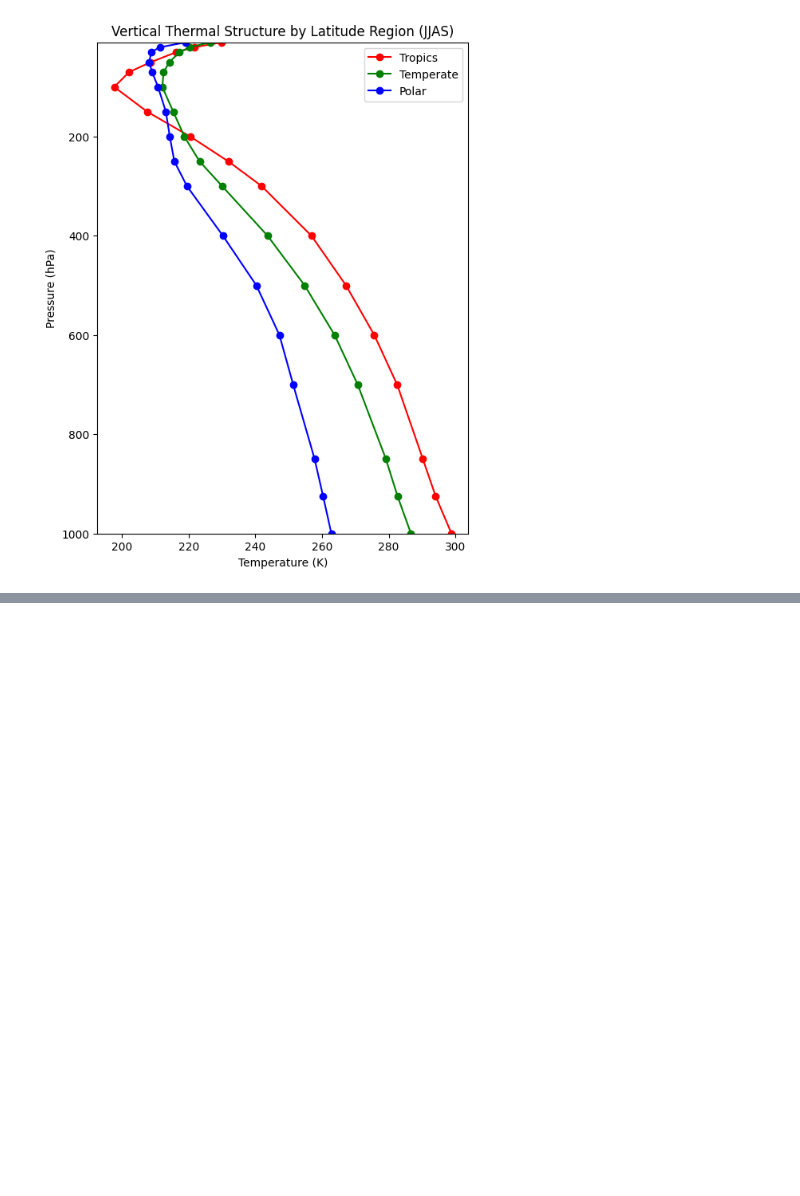
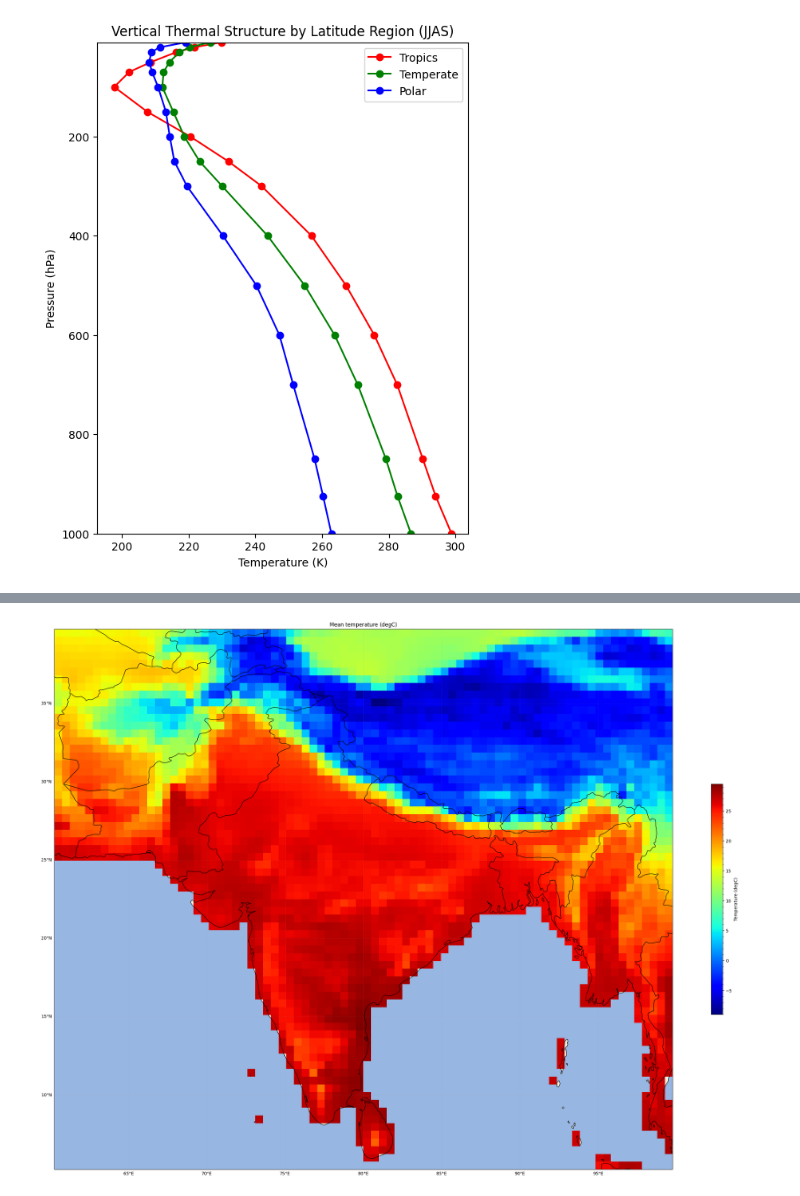
Before and after one commit to shiv3679/ClimGuide, a Jupyter notebook: test.ipynb, the cells around one changed output, grey strips where cells are left out. Saved outputs shown, nothing was run; the diff lists cells and outputs as text; code cells hidden in the pictures; blank space fills up the shorter version.

Commit message:
add all the visualisations

```diff
--- a/test.ipynb
+++ b/test.ipynb
@@ -181,3 +181,8 @@ plt.legend()
 plt.show()
 # %% [output]
 [figure]
+# %%
+## let us also load another dataset CRU dataset and see how it goes
+
+tmp_data = xr.open_dataset('./datasets/india.1960.2022.tmp.nc')
+tmp_data
@@ -183,0 +207,10 @@ plt.show()
+# %%
+import matplotlib.pyplot as plt
+import xarray as xr
+import cartopy as cp
+import cartopy.feature as cfeature
+import cartopy.crs as ccrs
+
+tmp_data = tmp_data['tmp']
+tmp_data
+# let us visualise the spatial data and see how it goes
@@ -183,0 +228,39 @@ plt.show()
+# %%
+# take mean along the time dimension
+tmp_time_mean = tmp_data.mean(dim='time')
+
+# #extracting lat and lon
+
+lat = tmp_data.lat
+lon = tmp_data.lon
+
+fig = plt.figure(figsize=(32,32))
+ax = fig.add_subplot(1,1,1,projection=ccrs.PlateCarree(central_longitude=0.0, globe=None))
+
+mp = ax.imshow(tmp_time_mean,extent=(lon.min(),lon.max(),lat.min(),lat.max()),cmap='jet',origin='lower')
+plt.title('Mean temperature (degC)')
+# plt.legend(['Temp'])
+
+states_provinces = cfeature.NaturalEarthFeature(
+        category='cultural',
+        name='admin_1_states_provinces_lines',
+        scale='10m',
+        facecolor='none')
+ax.add_feature(cfeature.BORDERS,edgecolor='black')
+# ax.add_feature(states_provinces, edgecolor='blue')
+
+ax.add_feature(cfeature.LAND)
+ax.add_feature(cfeature.COASTLINE)
+ax.add_feature(cfeature.OCEAN)
+
+
+cbar = fig.colorbar(mp, shrink=0.3,label='Temperature (degC)')
+cbar.minorticks_on()
+
+#adding the long lat grids and enabling the tick labels
+gl = ax.gridlines(draw_labels=True,alpha=0.1)
+gl.top_labels = False
+gl.right_labels = False
+plt.show()
+# %% [output]
+[figure, added]
```
Also changed, not shown: parts of 8 cells of this notebook, 5 other files.
